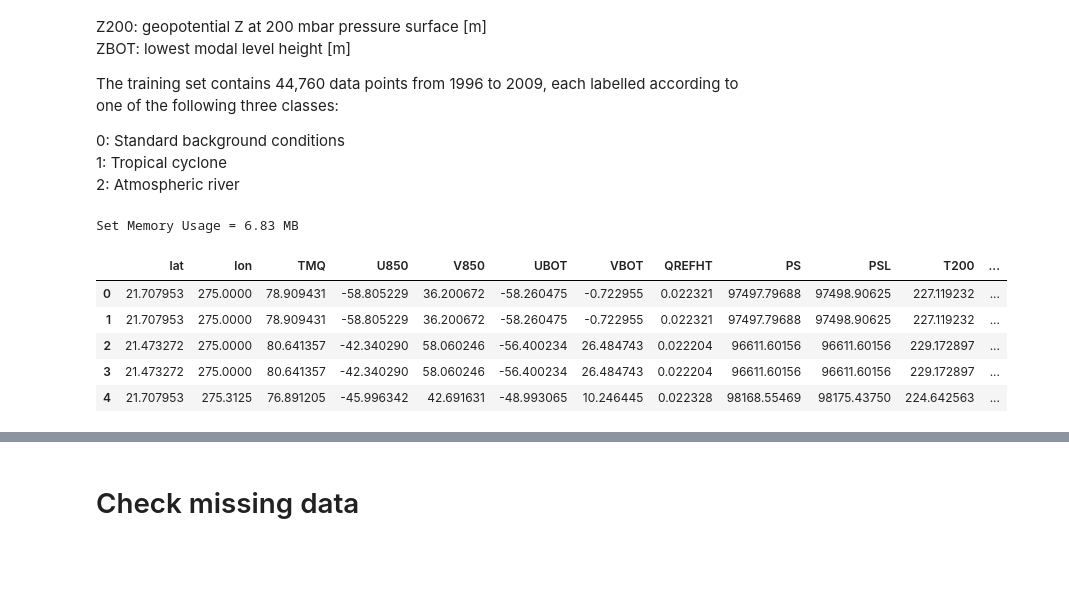
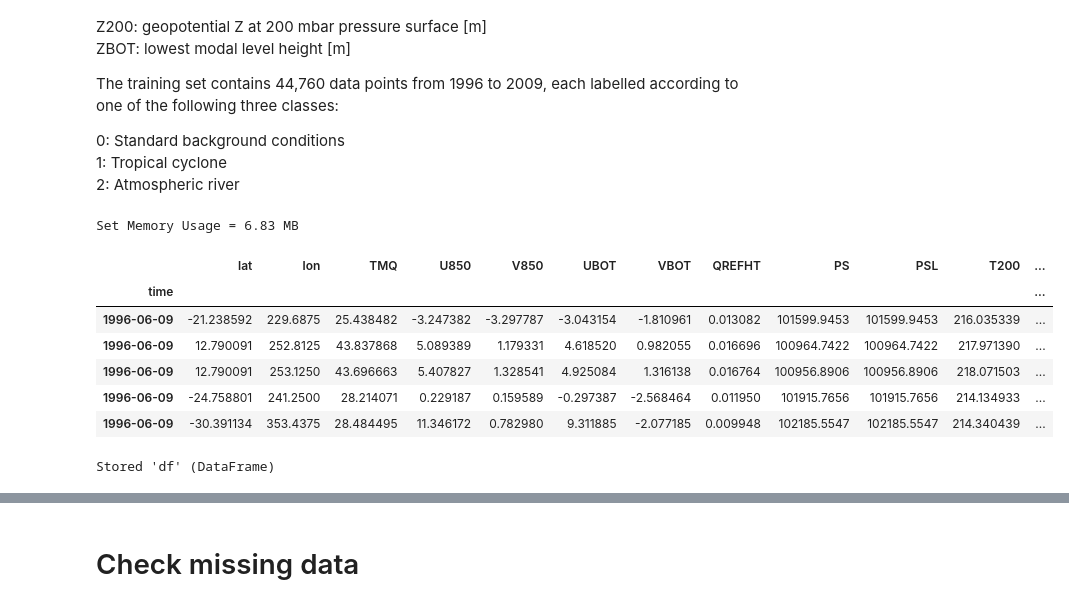
Before and after one commit to theAayushbajaj/ClimateNet_kaggle, a Jupyter notebook: 01_eda.ipynb, the cells around one changed output, grey strips where cells are left out. Saved outputs shown, nothing was run; the diff lists cells and outputs as text; code cells hidden in the pictures; blank space fills up the shorter version.

```diff
--- a/01_eda.ipynb
+++ b/01_eda.ipynb
@@ -60,17 +58,22 @@ The training set contains 44,760 data points from 1996 to 2009, each labelled ac
 1: Tropical cyclone<br>
 2: Atmospheric river<br>
 # %%
-df = pd.read_csv('data/train.csv',parse_dates=['time']).drop(['SNo'], axis=1)
+df = pd.read_csv('data/train.csv', parse_dates=['time'],index_col='time').drop(['SNo'], axis=1).sort_index()
 print('Set Memory Usage = {:.2f} MB'.format(df.memory_usage().sum() / 1024**2))
 display(df.head())
 # %% [output]
 Set Memory Usage = 6.83 MB
 |  | lat | lon | TMQ | U850 | V850 | UBOT | VBOT | QREFHT | PS | PSL | T200 | ... |
-| 0 | 21.707953 | 275.0000 | 78.909431 | -58.805229 | 36.200672 | -58.260475 | -0.722955 | 0.022321 | 97497.79688 | 97498.90625 | 227.119232 | ... |
-| 1 | 21.707953 | 275.0000 | 78.909431 | -58.805229 | 36.200672 | -58.260475 | -0.722955 | 0.022321 | 97497.79688 | 97498.90625 | 227.119232 | ... |
-| 2 | 21.473272 | 275.0000 | 80.641357 | -42.340290 | 58.060246 | -56.400234 | 26.484743 | 0.022204 | 96611.60156 | 96611.60156 | 229.172897 | ... |
-| 3 | 21.473272 | 275.0000 | 80.641357 | -42.340290 | 58.060246 | -56.400234 | 26.484743 | 0.022204 | 96611.60156 | 96611.60156 | 229.172897 | ... |
-| 4 | 21.707953 | 275.3125 | 76.891205 | -45.996342 | 42.691631 | -48.993065 | 10.246445 | 0.022328 | 98168.55469 | 98175.43750 | 224.642563 | ... |
+| time |  |  |  |  |  |  |  |  |  |  |  | ... |
+| 1996-06-09 | -21.238592 | 229.6875 | 25.438482 | -3.247382 | -3.297787 | -3.043154 | -1.810961 | 0.013082 | 101599.9453 | 101599.9453 | 216.035339 | ... |
+| 1996-06-09 | 12.790091 | 252.8125 | 43.837868 | 5.089389 | 1.179331 | 4.618520 | 0.982055 | 0.016696 | 100964.7422 | 100964.7422 | 217.971390 | ... |
+| 1996-06-09 | 12.790091 | 253.1250 | 43.696663 | 5.407827 | 1.328541 | 4.925084 | 1.316138 | 0.016764 | 100956.8906 | 100956.8906 | 218.071503 | ... |
+| 1996-06-09 | -24.758801 | 241.2500 | 28.214071 | 0.229187 | 0.159589 | -0.297387 | -2.568464 | 0.011950 | 101915.7656 | 101915.7656 | 214.134933 | ... |
+| 1996-06-09 | -30.391134 | 353.4375 | 28.484495 | 11.346172 | 0.782980 | 9.311885 | -2.077185 | 0.009948 | 102185.5547 | 102185.5547 | 214.340439 | ... |
+# %%
+%store df
+# %% [output]
+Stored 'df' (DataFrame)
 # %%
 df.describe()
 # %% [output]
```
Also changed, not shown: parts of 37 cells of this notebook, 13 other files.
